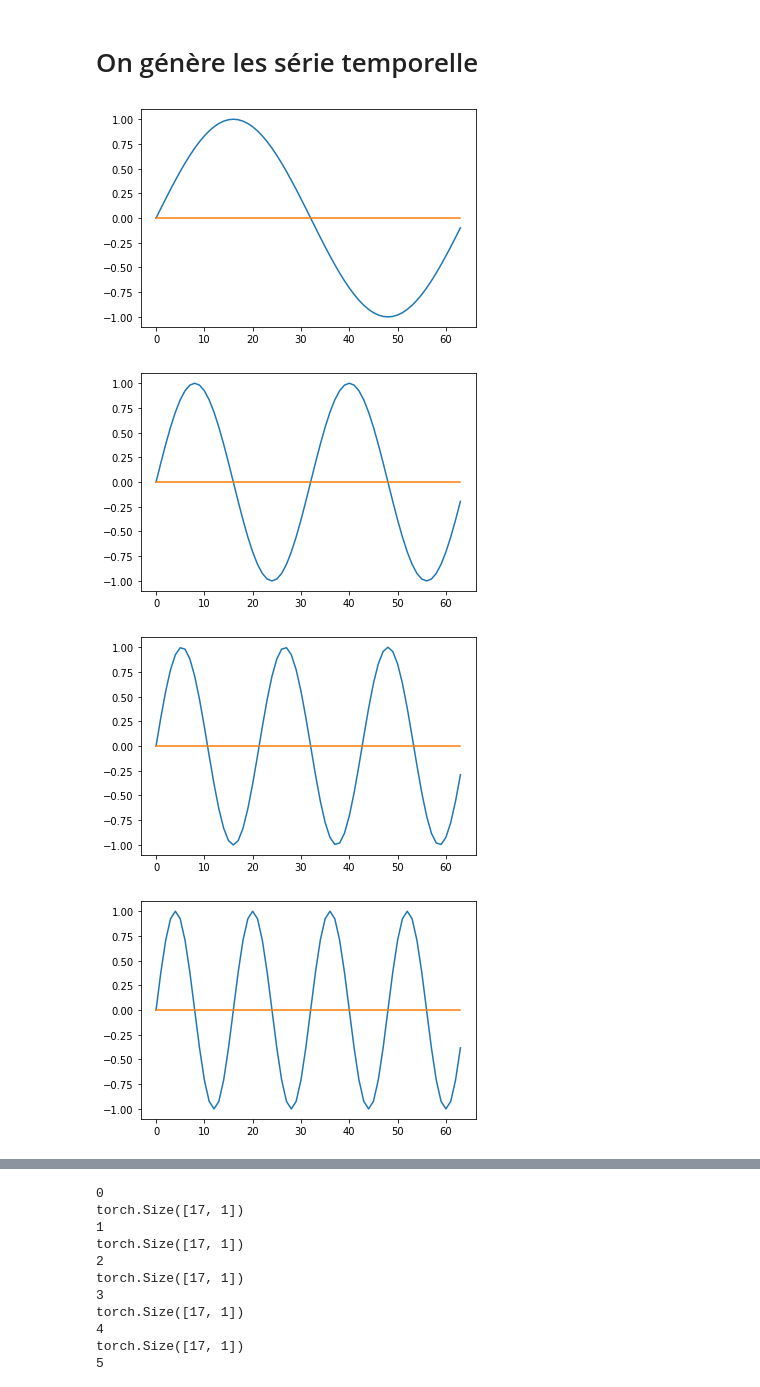
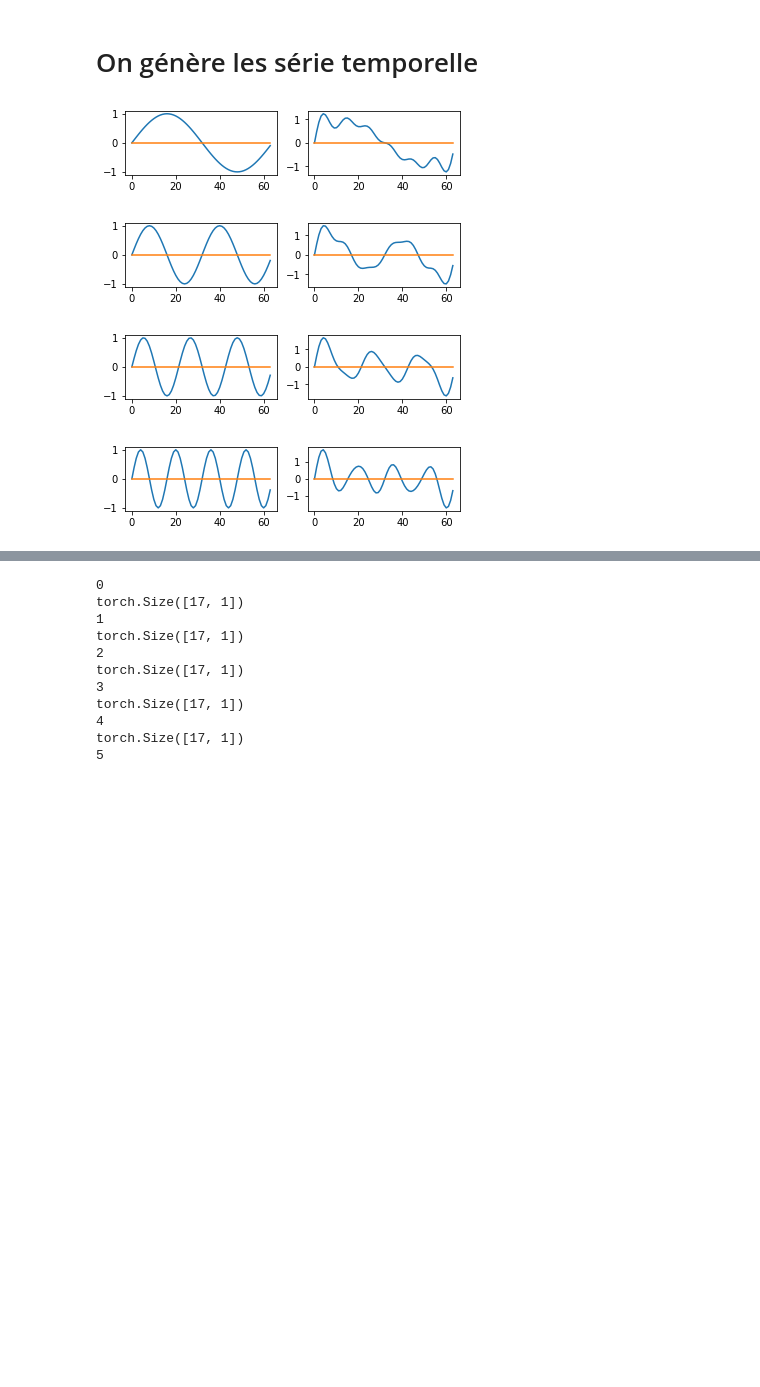
Before and after one commit to tbabinet/TPA, a Jupyter notebook: main.ipynb, the cells around one changed output, grey strips where cells are left out. Saved outputs shown, nothing was run; the diff lists cells and outputs as text; code cells hidden in the pictures; blank space fills up the shorter version.

```diff
--- a/main.ipynb
+++ b/main.ipynb
@@ -31,12 +31,16 @@ def generate_second_type_time_series(nb_series, size):
 fst_series = generate_first_type_time_series(6,64)
 snd_series = generate_second_type_time_series(6,64)
 # %%
-for serie in fst_series:
-    plt.plot(serie)
+for s1,s2 in zip(fst_series, snd_series):
+    plt.subplot(321)
+    plt.plot(s1)
+    plt.plot([0 for i in range(64)])
+    plt.subplot(322)
+    plt.plot(s2)
     plt.plot([0 for i in range(64)])
     plt.show()
 # %% [output]
-[figure, old version]
+[figure, new version]
-[figure, old version]
+[figure, new version]
-[figure, old version]
+[figure, new version]
-[figure, old version]
+[figure, new version]
```
Also changed, not shown: parts of 14 cells of this notebook.
